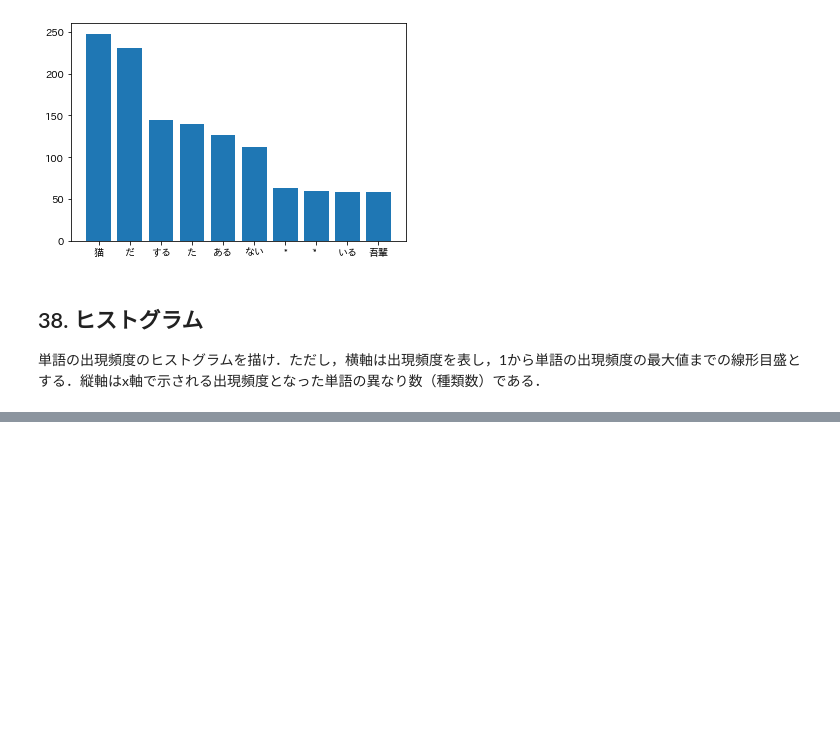
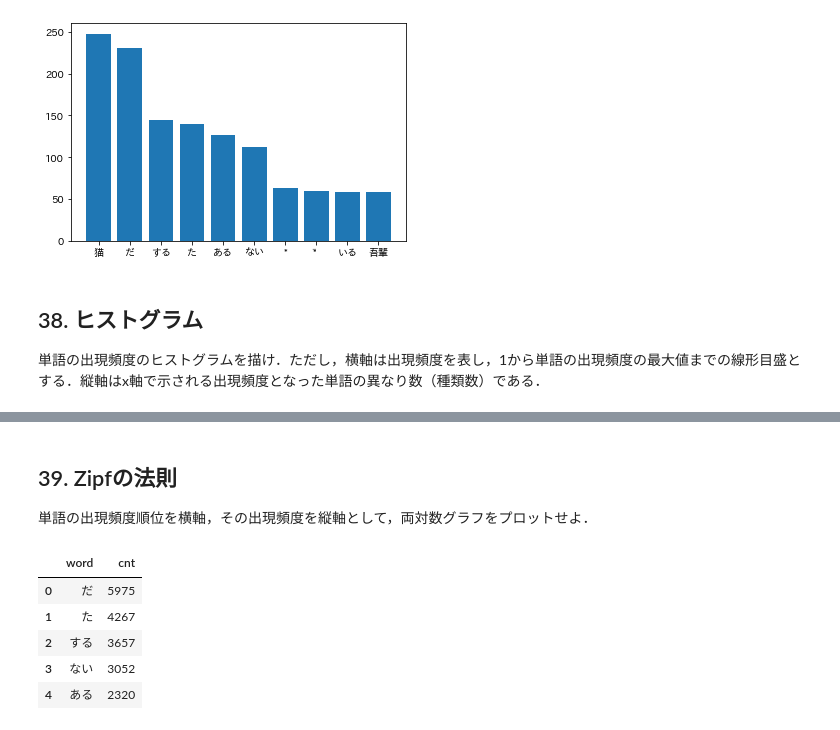
Before and after one commit to Kazuya-Minakuchi/natural_language_processing_100_knocks, a Jupyter notebook: notebooks/04_morphological_analysis.ipynb, the cells around one changed output, grey strips where cells are left out. Saved outputs shown, nothing was run; the diff lists cells and outputs as text; code cells hidden in the pictures; blank space fills up the shorter version.

```diff
--- a/notebooks/04_morphological_analysis.ipynb
+++ b/notebooks/04_morphological_analysis.ipynb
@@ -435,0 +445,13 @@ ax.bar(x=x, height=y)
+# %% [markdown]
+## 39. Zipfの法則
+単語の出現頻度順位を横軸，その出現頻度を縦軸として，両対数グラフをプロットせよ．
+# %%
+df_39 = df_word_cnt.reset_index()
+df_39.head()
+# %% [output]
+|  | word | cnt |
+| 0 | だ | 5975 |
+| 1 | た | 4267 |
+| 2 | する | 3657 |
+| 3 | ない | 3052 |
+| 4 | ある | 2320 |
```
Also changed, not shown: parts of 5 cells of this notebook, 1 other file.
